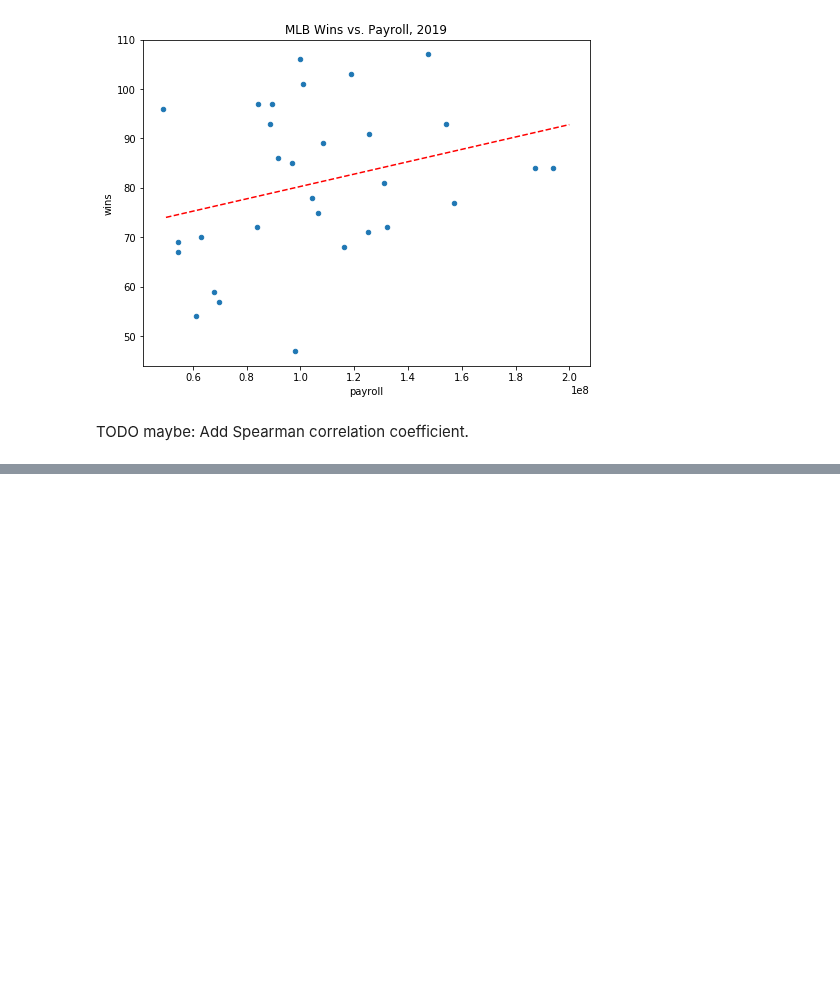
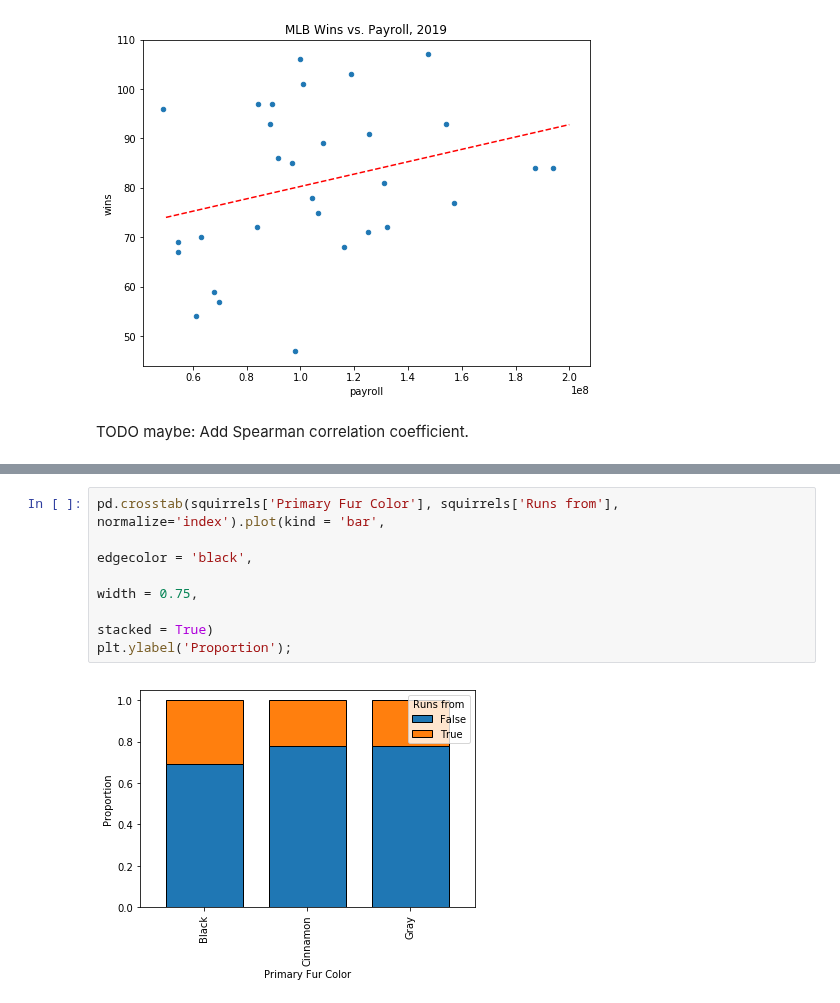
Before and after one commit to NSS-Data-Instructional-Stuff/stats-for-data-science, a Jupyter notebook: notebooks/Exploratory_Data_Analysis-Part_2_Two_Variable.ipynb, the cells around one changed output, grey strips where cells are left out. Drawn from its saved outputs; the diff is of its cells as text; blank space fills up the shorter version.

```diff
--- a/notebooks/Exploratory_Data_Analysis-Part_2_Two_Variable.ipynb
+++ b/notebooks/Exploratory_Data_Analysis-Part_2_Two_Variable.ipynb
@@ -148,0 +199,8 @@ TODO maybe: Add Spearman correlation coefficient.
+# %%
+pd.crosstab(squirrels['Primary Fur Color'], squirrels['Runs from'], normalize='index').plot(kind = 'bar',
+                                                                                           edgecolor = 'black',
+                                                                                           width = 0.75,
+                                                                                           stacked = True)
+plt.ylabel('Proportion');
+# %% [output]
+[figure, added]
```
Also changed, not shown: parts of 10 cells of this notebook, 6 other files.
